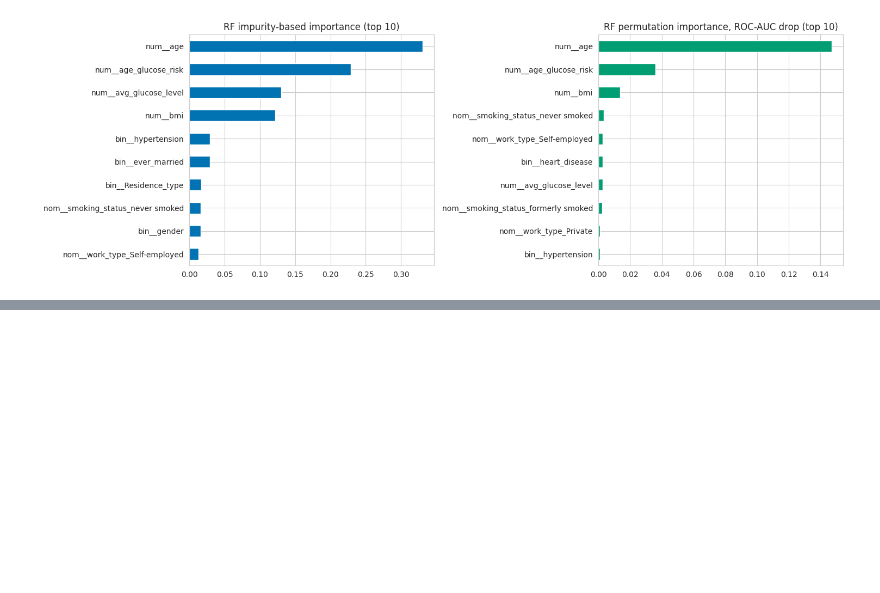
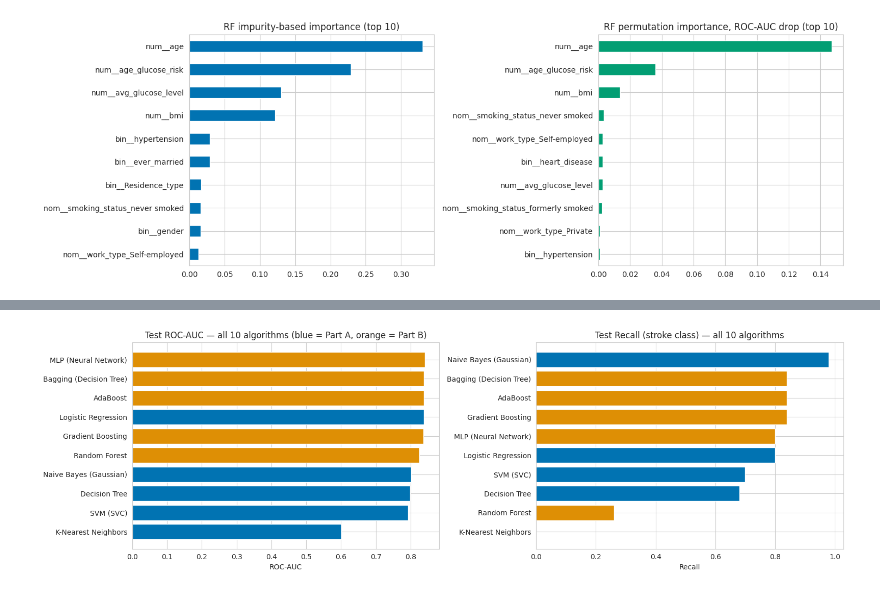
Before and after one commit to Isvarr/capstone_ml, a Jupyter notebook: classification_stroke_partA.ipynb, the cells around one changed output, grey strips where cells are left out. Cells and saved outputs as stored; diff of their text form; code cells hidden in the pictures; blank space fills up the shorter version.

Commit message:
evaluation metrics

```diff
--- a/classification_stroke_partA.ipynb
+++ b/classification_stroke_partA.ipynb
@@ -736,0 +742,20 @@ plt.tight_layout(); plt.show()
+# %%
+# Cross-validated ROC-AUC on the training set for every model (same folds)
+cv_auc = {}
+for name, model in models.items():                       # Part A (class_weight already set in the estimator)
+    cv_auc[name] = cross_val_score(model, X_train_processed, y_train, cv=cv, scoring='roc_auc', n_jobs=-1).mean()
+for name, gs in grid_results.items():                    # Part B (best CV score from the grid search)
+    cv_auc[name] = gs.best_score_
+
+all_rows = []
+for name in models:                                      # Part A
+    r = {'#': len(all_rows) + 1, 'Model': name, 'Part': 'A', 'Tuned': 'No'}
+    r.update(metric_row(y_test, predictions[name], probabilities[name])); r['CV ROC-AUC (train)'] = cv_auc[name]
+    all_rows.append(r)
+for name in partB_baselines:                             # Part B (tuned)
+    r = {'#': len(all_rows) + 1, 'Model': name, 'Part': 'B', 'Tuned': 'Yes'}
+    r.update(metric_row(y_test, tuned_pred[name], tuned_proba[name])); r['CV ROC-AUC (train)'] = cv_auc[name]
+    all_rows.append(r)
+
+final_table = pd.DataFrame(all_rows).set_index('#').round(4)
+final_table
@@ -736,0 +793,11 @@ plt.tight_layout(); plt.show()
+# %%
+fig, axes = plt.subplots(1, 2, figsize=(16, 5))
+order = final_table.sort_values('ROC-AUC')
+axes[0].barh(order['Model'], order['ROC-AUC'], color=[palette[0] if p == 'A' else palette[1] for p in order['Part']])
+axes[0].set_title('Test ROC-AUC — all 10 algorithms (blue = Part A, orange = Part B)'); axes[0].set_xlabel('ROC-AUC')
+order = final_table.sort_values('Recall')
+axes[1].barh(order['Model'], order['Recall'], color=[palette[0] if p == 'A' else palette[1] for p in order['Part']])
+axes[1].set_title('Test Recall (stroke class) — all 10 algorithms'); axes[1].set_xlabel('Recall')
+plt.tight_layout(); plt.show()
+# %% [output]
+[figure, added]
```
Also changed, not shown: parts of 12 cells of this notebook.
